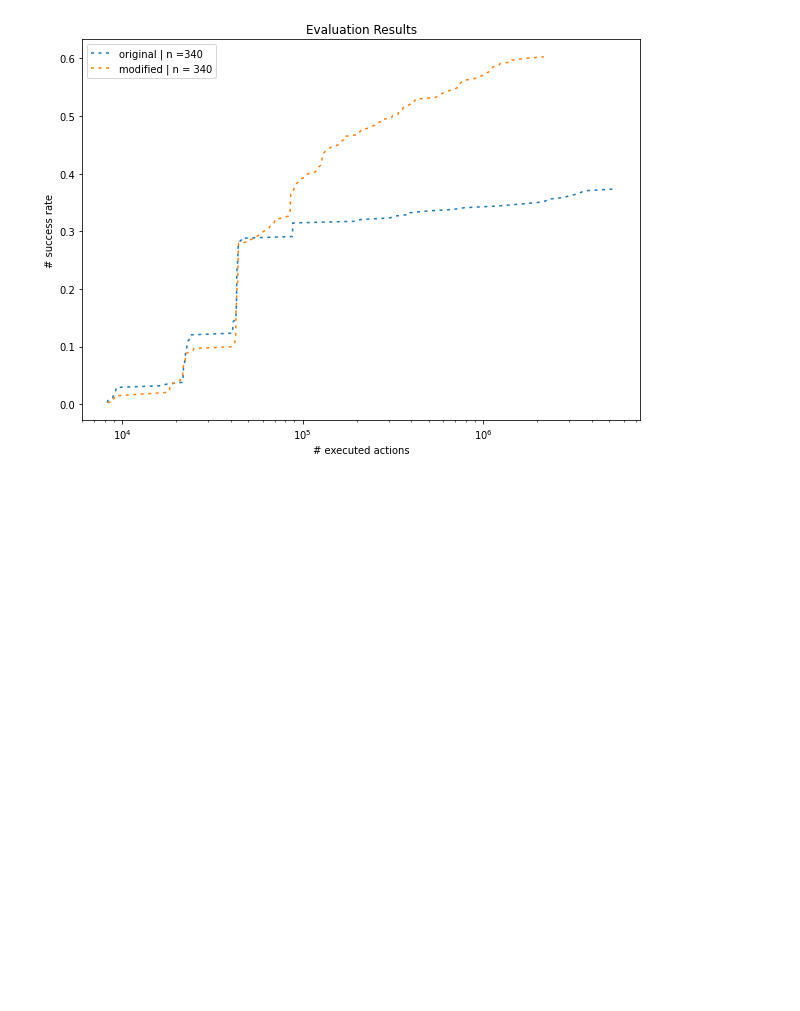
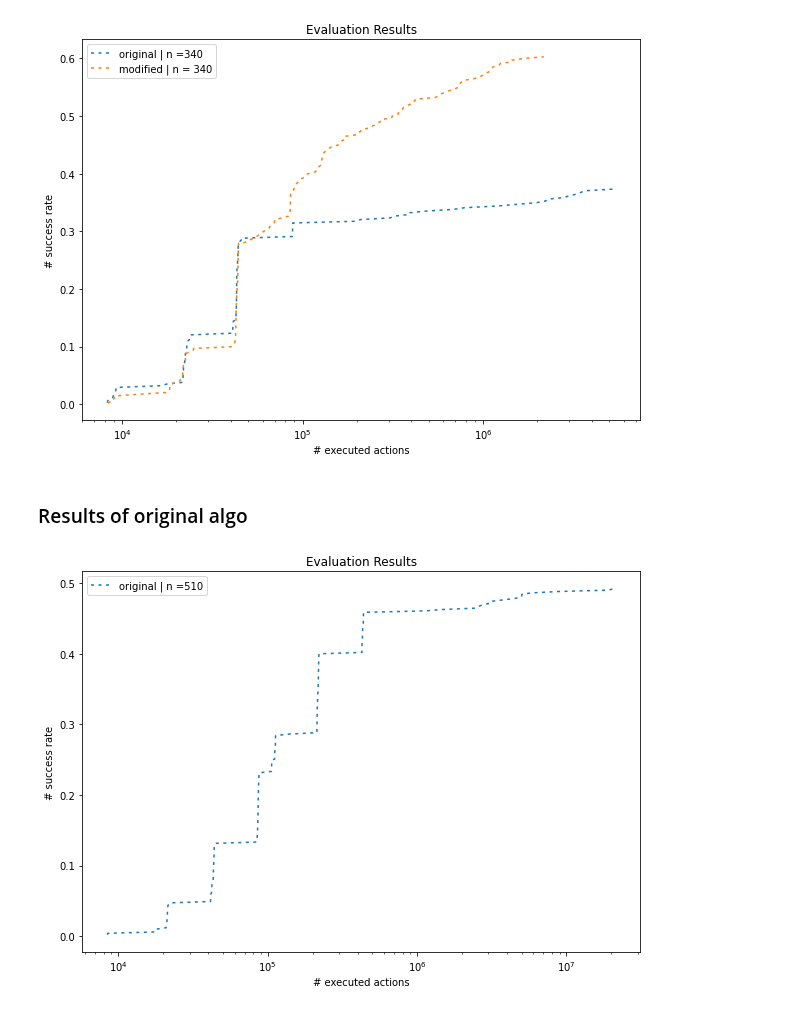
Before and after one commit to PandulaP/RL_Research, a Jupyter notebook: Pb_policy_iteration/cart_pole_modified_env/reproduce_FHCP_results/evaluation_results.ipynb, the cells around one changed output. Saved outputs shown, nothing was run; the diff lists cells and outputs as text; code cells hidden in the pictures; blank space fills up the shorter version.

```diff
--- a/Pb_policy_iteration/cart_pole_modified_env/reproduce_FHCP_results/evaluation_results.ipynb
+++ b/Pb_policy_iteration/cart_pole_modified_env/reproduce_FHCP_results/evaluation_results.ipynb
@@ -210,3 +210,55 @@ plt.xscale('log')
 plt.show()
 # %% [output]
 [figure]
+# %% [markdown]
+### Results of original algo
+# %%
+tot_exp_original = eval_full_file_original.shape[0]
+
+eval_full_file_original.loc[:,'positive_SR_idx'] = eval_full_file_original.apply(lambda row: [idx for idx,val in enumerate(row.SR_processed) if float(val)>0], axis=1)
+eval_full_file_original.positive_SR_idx = eval_full_file_original.positive_SR_idx.apply(lambda cell: np.nan if len(cell)==0 else cell)
+eval_full_file_original.dropna(subset=['positive_SR_idx'],inplace=True)
+
+eval_full_file_original.loc[:, 'action_SR_pairs'] = eval_full_file_original.apply(lambda row: [(int(row.action_record_processed[val]),round(float(row.SR_processed[val]),4)) for val in row.positive_SR_idx ] , axis=1)
+
+eval_full_file_original.action_SR_pairs = eval_full_file_original.action_SR_pairs.apply(lambda cell: [cell[0]])
+
+action_sr_pair_list_original = []
+for experiment in eval_full_file_original.action_SR_pairs.values:
+    for action_sr_pair in experiment:
+        action_sr_pair_list_original.append(action_sr_pair)
+
+action_sr_pairs_original = np.array(action_sr_pair_list_original)
+
+action_sr_pairs_original_df = pd.DataFrame(action_sr_pairs_original)
+action_sr_pairs_original_df.columns = ['actions','sr']
+action_sr_pairs_original_df.sort_values('actions',inplace=True)
+
+action_sr_pairs_original_df.loc[:,'pct_sr'] = 1/ tot_exp_original
+
+action_sr_pairs_original_df.loc[:,'cum_pct_sr']  = action_sr_pairs_original_df.pct_sr.cumsum()
+action_sr_pairs_original_df.head(10)
+
+fig, ax = plt.subplots(figsize=(10,7))
+
+ax.plot(action_sr_pairs_original_df.actions
+        , action_sr_pairs_original_df.cum_pct_sr
+        , linestyle=':'
+        , dashes=(2, 3)
+        , label = f'original | n ={tot_exp_original}')
+
+# ax.plot(action_sr_pairs_modified_df.actions
+#         , action_sr_pairs_modified_df.cum_pct_sr
+#         , linestyle=':'
+#         , dashes=(2, 3)
+#         , label = f'modified | n = {tot_exp_modified}')
+
+
+plt.ylabel('# success rate')
+plt.xlabel('# executed actions')
+plt.title('Evaluation Results')
+plt.legend(loc = 'upper left')
+plt.xscale('log')
+plt.show()
+# %% [output]
+[figure, added]
```
Also changed, not shown: parts of 2 cells of this notebook.
